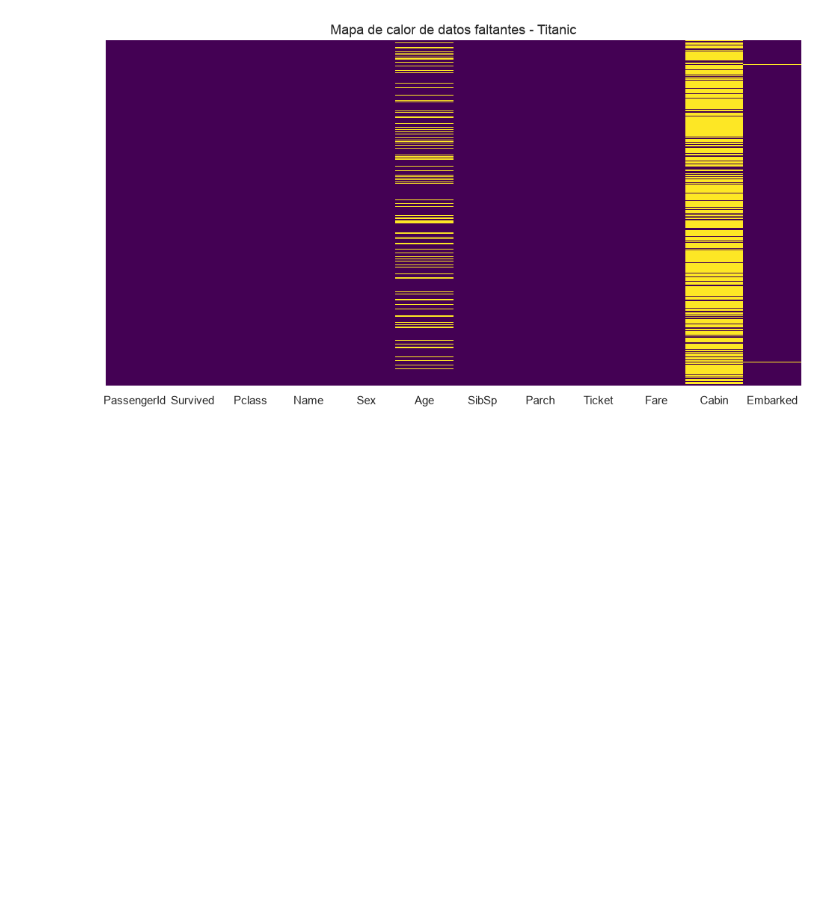
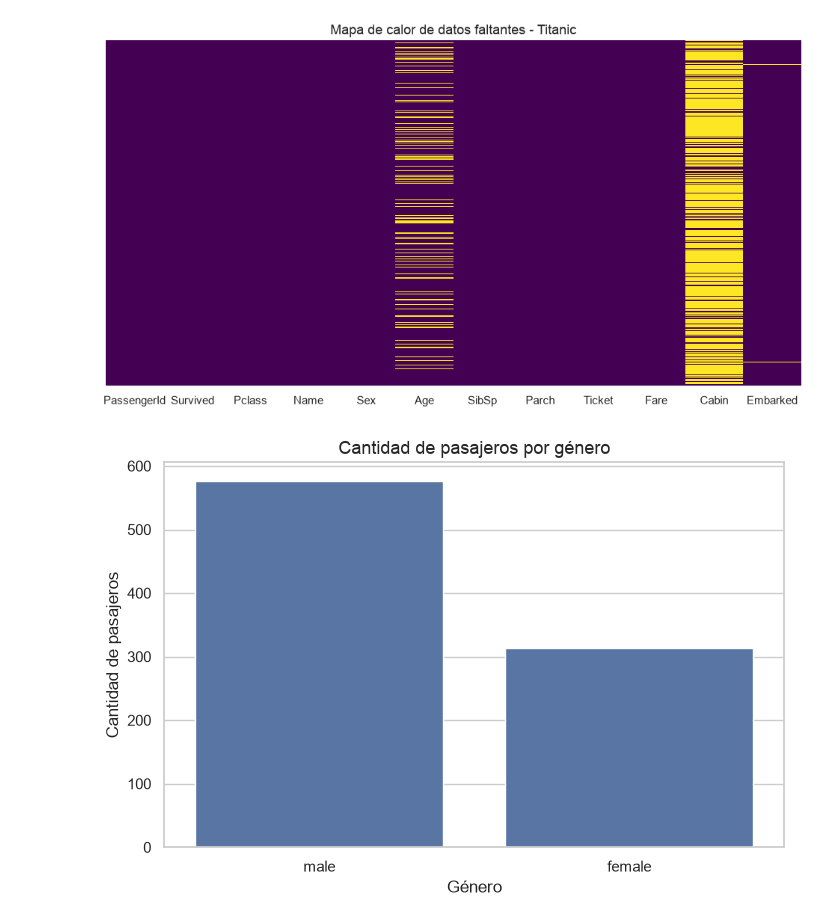
Before and after one commit to BetoVinasco/proyecto_ciencia_datos, a Jupyter notebook: notebooks/02_exploracion.ipynb, the cells around one changed output. Cells and saved outputs as stored; diff of their text form; code cells hidden in the pictures; blank space fills up the shorter version.

```diff
--- a/notebooks/02_exploracion.ipynb
+++ b/notebooks/02_exploracion.ipynb
@@ -196,3 +196,17 @@ plt.title('Mapa de calor de datos faltantes - Titanic')
 plt.show()
 # %% [output]
 [figure]
+# %%
+#6.1
+
+plt.figure(figsize=(8, 5))
+
+sns.countplot(data=df, x='Sex')
+
+plt.title('Cantidad de pasajeros por género')
+plt.xlabel('Género')
+plt.ylabel('Cantidad de pasajeros')
+
+plt.show()
+# %% [output]
+[figure, added]
```
Also changed, not shown: parts of 10 cells of this notebook, 1 other file.
